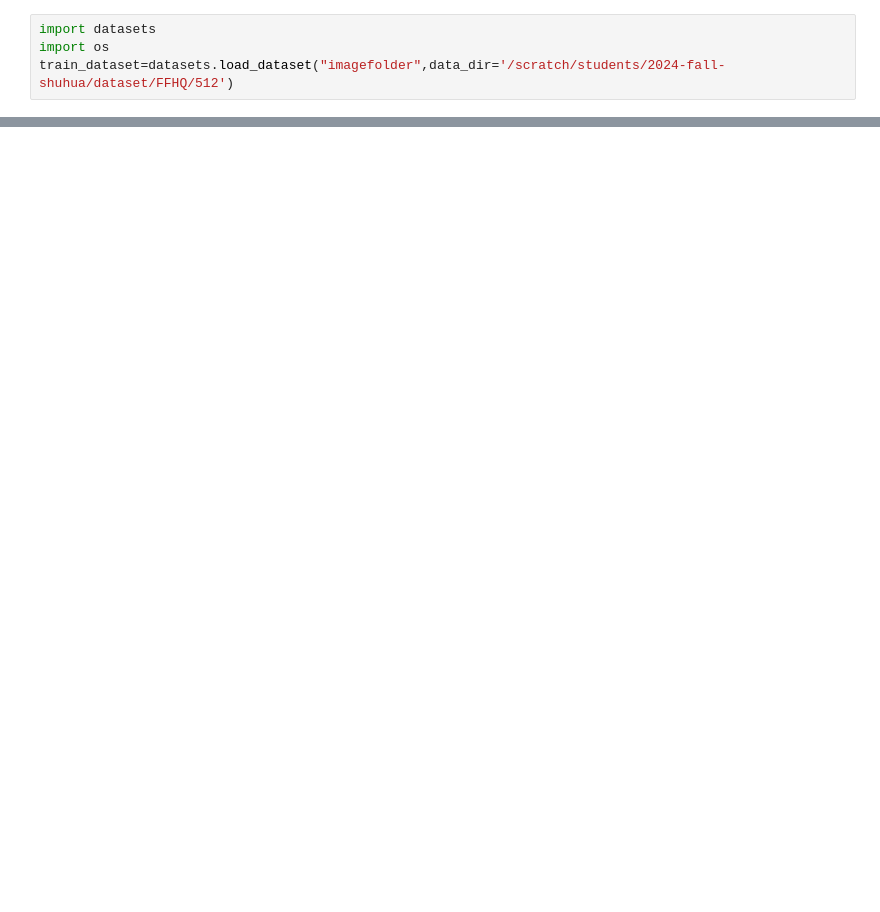
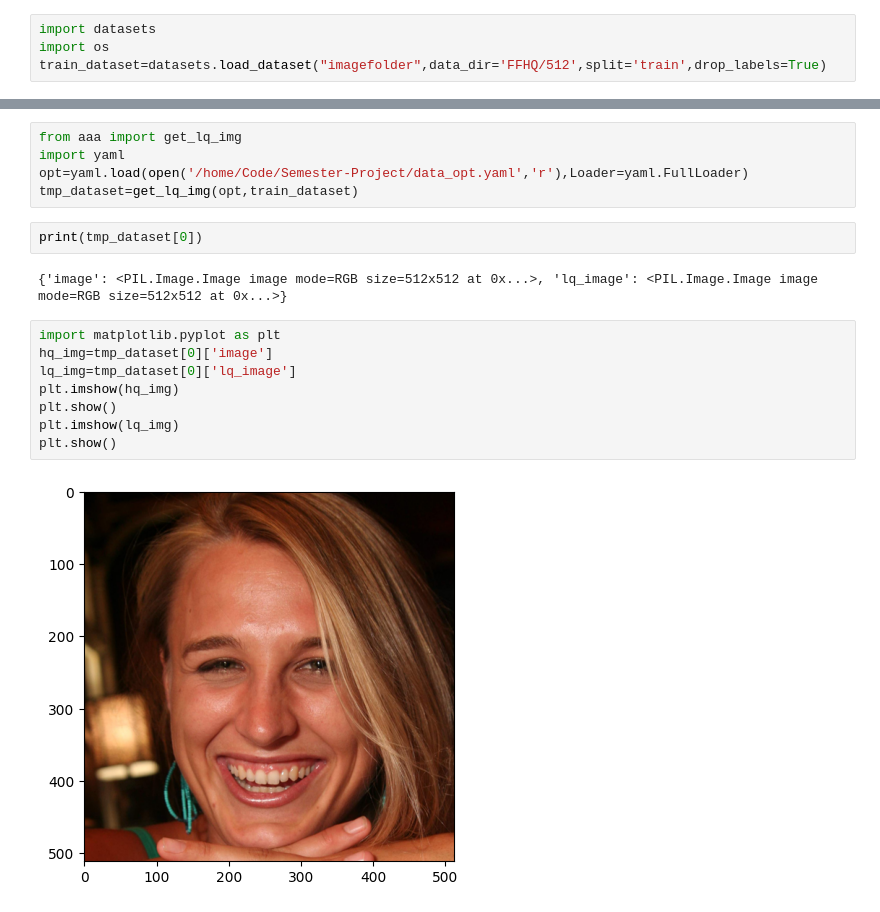
Before and after one commit to shua-chen/Semester-Project, a Jupyter notebook: csh.ipynb, the cells around one changed output, grey strips where cells are left out. Cells and saved outputs as stored; diff of their text form; blank space fills up the shorter version.

```diff
--- a/csh.ipynb
+++ b/csh.ipynb
@@ -1,4 +1,4 @@
 # %%
 import datasets
 import os
-train_dataset=datasets.load_dataset("imagefolder",data_dir='/scratch/students/2024-fall-shuhua/dataset/FFHQ/512')
+train_dataset=datasets.load_dataset("imagefolder",data_dir='FFHQ/512',split='train',drop_labels=True)
@@ -6,0 +16,19 @@ TypeError: FolderBasedBuilderConfig.__init__() got an unexpected keyword argumen
+# %%
+from aaa import get_lq_img
+import yaml
+opt=yaml.load(open('/home/Code/Semester-Project/data_opt.yaml','r'),Loader=yaml.FullLoader)
+tmp_dataset=get_lq_img(opt,train_dataset)
+# %%
+print(tmp_dataset[0])
+# %% [output]
+{'image': <PIL.Image.Image image mode=RGB size=512x512 at 0x...>, 'lq_image': <PIL.Image.Image image mode=RGB size=512x512 at 0x...>}
+# %%
+import matplotlib.pyplot as plt
+hq_img=tmp_dataset[0]['image']
+lq_img=tmp_dataset[0]['lq_image']
+plt.imshow(hq_img)
+plt.show()
+plt.imshow(lq_img)
+plt.show()
+# %% [output]
+[figure, added]
```
Also changed, not shown: parts of 3 cells of this notebook, 2 other files.
